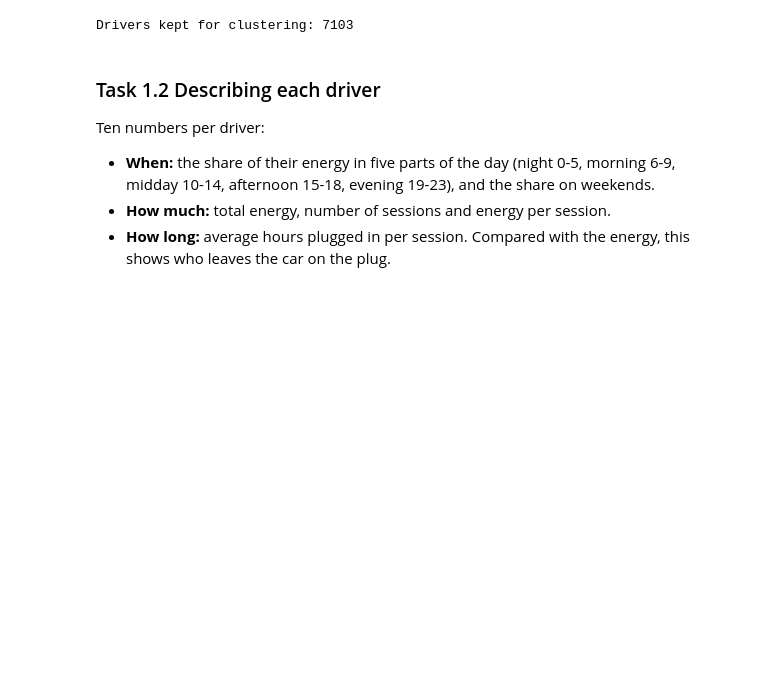
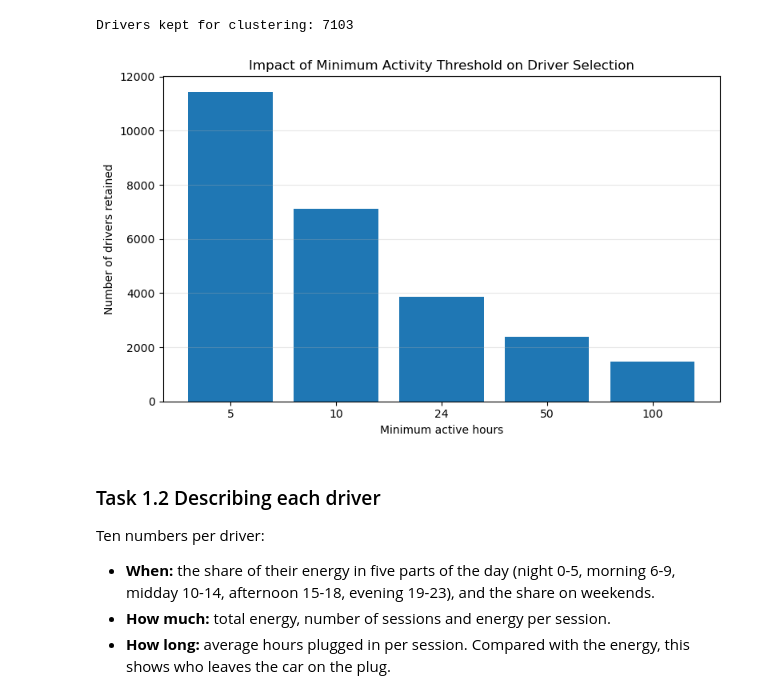
Before and after one commit to dumitritamacarenco/Introduction-to-Business-Analytics---Project-, a Jupyter notebook: ev_charging_palo_alto.ipynb, the cells around one changed output. Saved outputs shown, nothing was run; the diff lists cells and outputs as text; code cells hidden in the pictures; blank space fills up the shorter version.

Commit message:
Clustering with additional visualizations

```diff
--- a/ev_charging_palo_alto.ipynb
+++ b/ev_charging_palo_alto.ipynb
@@ -1020,6 +1024,23 @@ Drivers with a single session: 9412
 | 3 | 50 | 2396 | 11.2 |
 | 4 | 100 | 1455 | 6.8 |
 Drivers kept for clustering: 7103
+# %%
+plt.figure(figsize=(8, 5))
+
+plt.bar(
+    threshold_table["Min active hours"].astype(str),
+    threshold_table["Drivers kept"]
+)
+
+plt.xlabel("Minimum active hours")
+plt.ylabel("Number of drivers retained")
+plt.title("Impact of Minimum Activity Threshold on Driver Selection")
+
+plt.grid(axis="y", alpha=0.3)
+plt.tight_layout()
+plt.show()
+# %% [output]
+[figure, added]
 # %% [markdown]
 ### Task 1.2 Describing each driver
 Ten numbers per driver:
```
Also changed, not shown: parts of 15 cells of this notebook.
